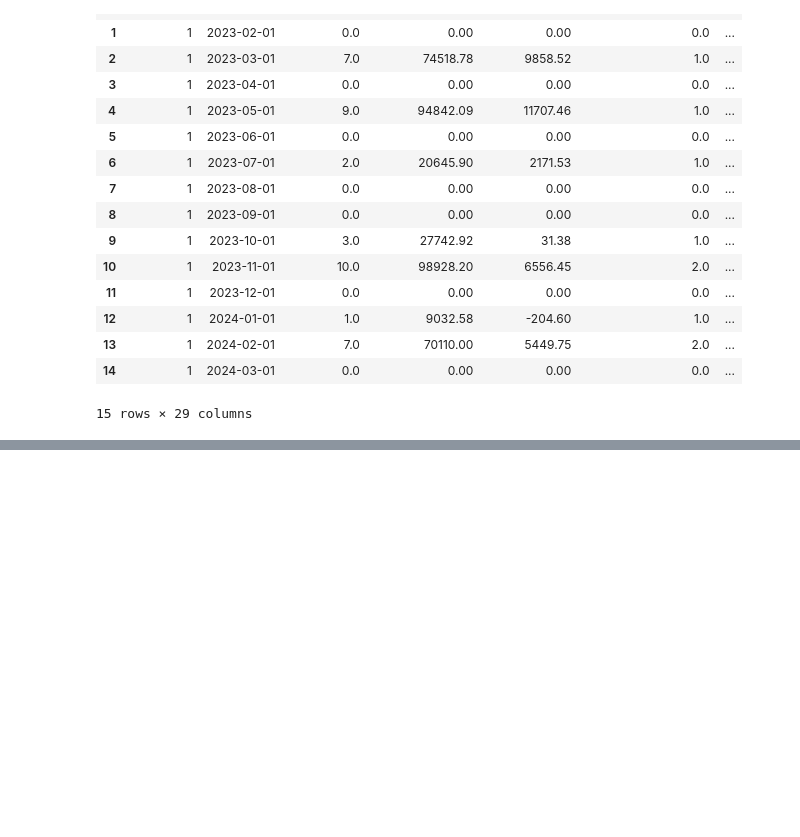
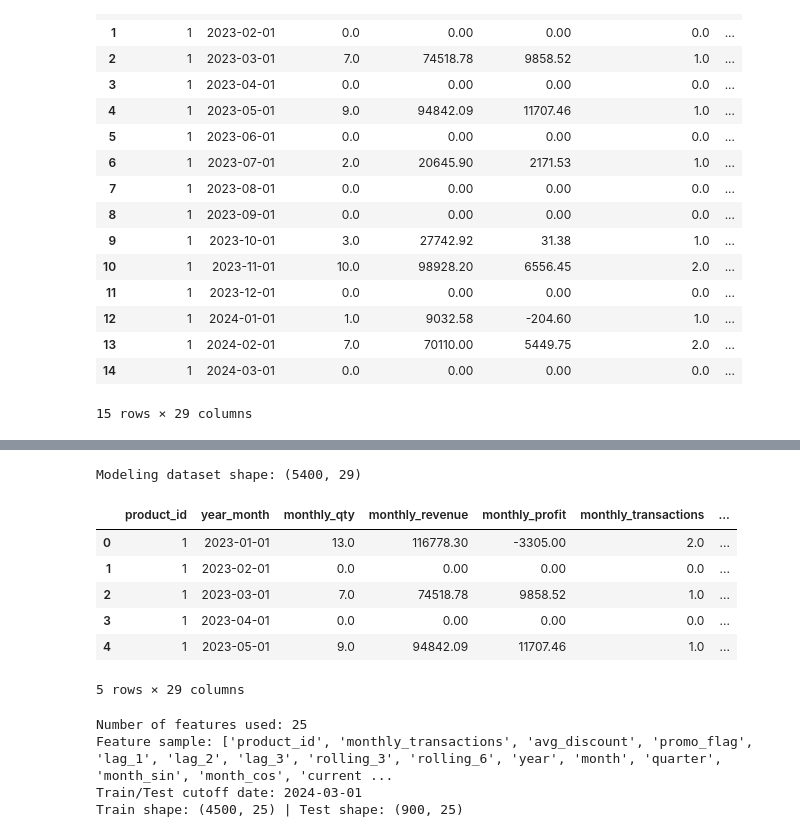
Before and after one commit to LinetLydia/Sales_and_Inventory_Forecasting_System, a Jupyter notebook: index.ipynb, the cells around one changed output, grey strips where cells are left out. Cells and saved outputs as stored; diff of their text form; code cells hidden in the pictures; blank space fills up the shorter version.

Commit message:
Forecast modeling

```diff
--- a/index.ipynb
+++ b/index.ipynb
@@ -1563,0 +1576,65 @@ Final modeling dataset created successfully.
+# %%
+# Import modeling tools & prepare data
+
+from sklearn.metrics import mean_absolute_error, mean_squared_error
+import numpy as np
+
+# Try importing XGBoost
+try:
+    from xgboost import XGBRegressor
+except ImportError:
+    print("XGBoost is not installed. Install it with: pip install xgboost")
+
+# Ensure df_modeling is available
+print("Modeling dataset shape:", df_modeling.shape)
+df_modeling.head()
+# %% [output]
+Modeling dataset shape: (5400, 29)
+|  | product_id | year_month | monthly_qty | monthly_revenue | monthly_profit | monthly_transactions | ... |
+| 0 | 1 | 2023-01-01 | 13.0 | 116778.30 | -3305.00 | 2.0 | ... |
+| 1 | 1 | 2023-02-01 | 0.0 | 0.00 | 0.00 | 0.0 | ... |
+| 2 | 1 | 2023-03-01 | 7.0 | 74518.78 | 9858.52 | 1.0 | ... |
+| 3 | 1 | 2023-04-01 | 0.0 | 0.00 | 0.00 | 0.0 | ... |
+| 4 | 1 | 2023-05-01 | 9.0 | 94842.09 | 11707.46 | 1.0 | ... |
+5 rows × 29 columns
+# %%
+# Define features, target & train/test split
+# Make sure year_month is datetime
+df_modeling["year_month"] = pd.to_datetime(df_modeling["year_month"])
+
+# Target variable
+target_col = "monthly_qty"
+
+# Feature columns (exclude pure outcome columns and raw date)
+exclude_cols = [
+    "monthly_qty",
+    "monthly_revenue",
+    "monthly_profit",
+    "year_month"
+]
+
+# Keep product_id as a numeric identifier feature (useful for model)
+feature_cols = [col for col in df_modeling.columns if col not in exclude_cols]
+
+print("Number of features used:", len(feature_cols))
+print("Feature sample:", feature_cols[:20])
+
+# Time-based split: train on older months, test on most recent months
+cutoff_date = df_modeling["year_month"].max() - pd.DateOffset(months=3)
+print("Train/Test cutoff date:", cutoff_date.date())
+
+train_mask = df_modeling["year_month"] <= cutoff_date
+test_mask = df_modeling["year_month"] > cutoff_date
+
+X_train = df_modeling.loc[train_mask, feature_cols]
+y_train = df_modeling.loc[train_mask, target_col]
+
+X_test = df_modeling.loc[test_mask, feature_cols]
+y_test = df_modeling.loc[test_mask, target_col]
+
+print("Train shape:", X_train.shape, "| Test shape:", X_test.shape)
+# %% [output]
+Number of features used: 25
+Feature sample: ['product_id', 'monthly_transactions', 'avg_discount', 'promo_flag', 'lag_1', 'lag_2', 'lag_3', 'rolling_3', 'rolling_6', 'year', 'month', 'quarter', 'month_sin', 'month_cos', 'current ...
+Train/Test cutoff date: 2024-03-01
+Train shape: (4500, 25) | Test shape: (900, 25)
```
Also changed, not shown: parts of 3 cells of this notebook.
